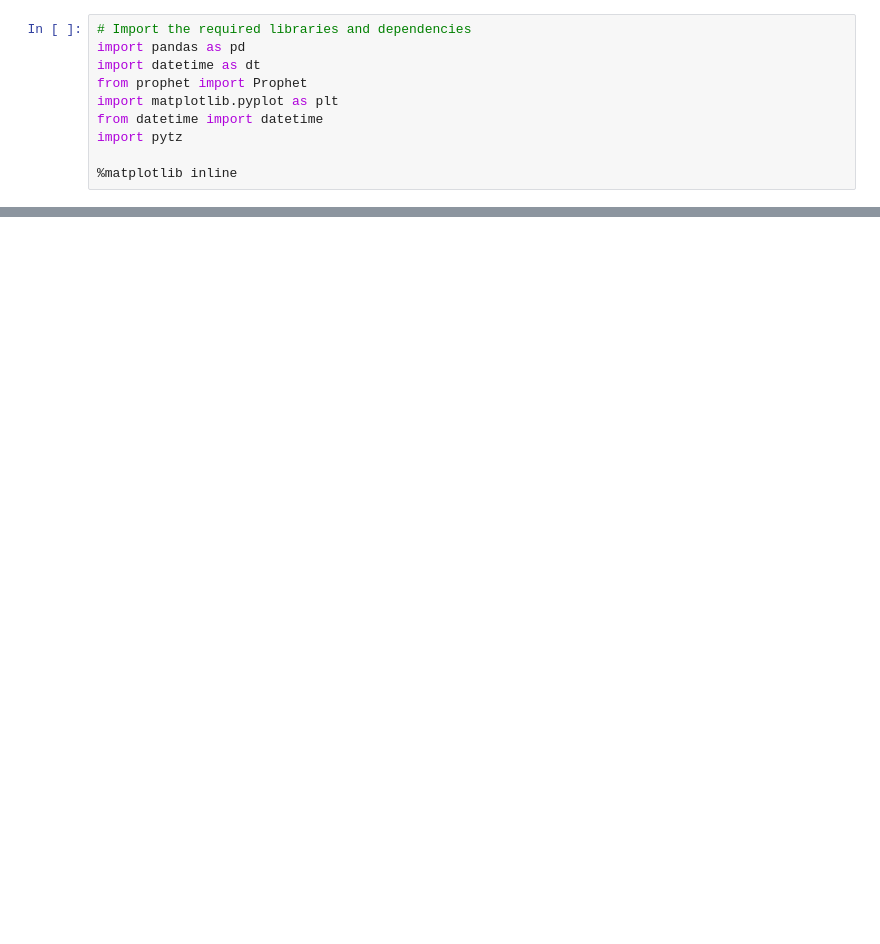
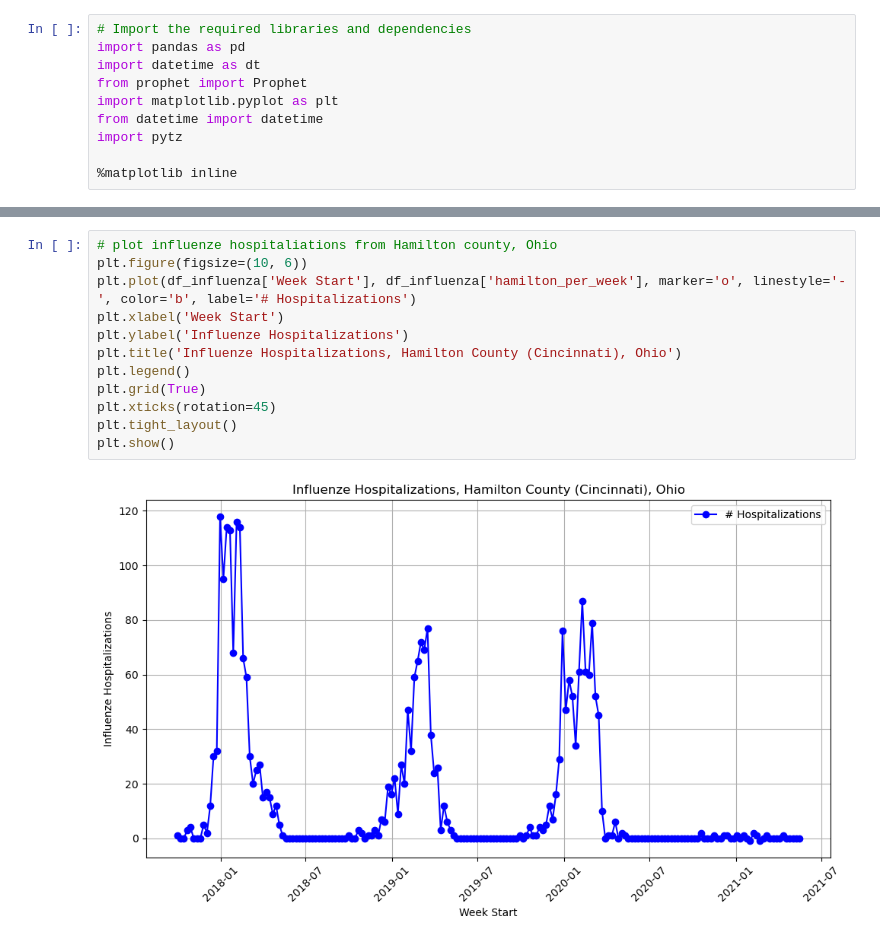
Before and after one commit to brian-campbell/ai-bootcamp-project-1, a Jupyter notebook: project-1-mike-2.ipynb, the cells around one changed output, grey strips where cells are left out. Cells and saved outputs as stored; diff of their text form; blank space fills up the shorter version.

```diff
--- a/project-1-mike-2.ipynb
+++ b/project-1-mike-2.ipynb
@@ -337,0 +178,14 @@ merged_df['Average Temp'].corr(merged_df['franklin_per_month'])
+# %%
+# plot influenze hospitaliations from Hamilton county, Ohio
+plt.figure(figsize=(10, 6))
+plt.plot(df_influenza['Week Start'], df_influenza['hamilton_per_week'], marker='o', linestyle='-', color='b', label='# Hospitalizations')
+plt.xlabel('Week Start')
+plt.ylabel('Influenze Hospitalizations')
+plt.title('Influenze Hospitalizations, Hamilton County (Cincinnati), Ohio')
+plt.legend()
+plt.grid(True)
+plt.xticks(rotation=45)
+plt.tight_layout()
+plt.show()
+# %% [output]
+[figure, added]
```
Also changed, not shown: parts of 61 cells of this notebook.
